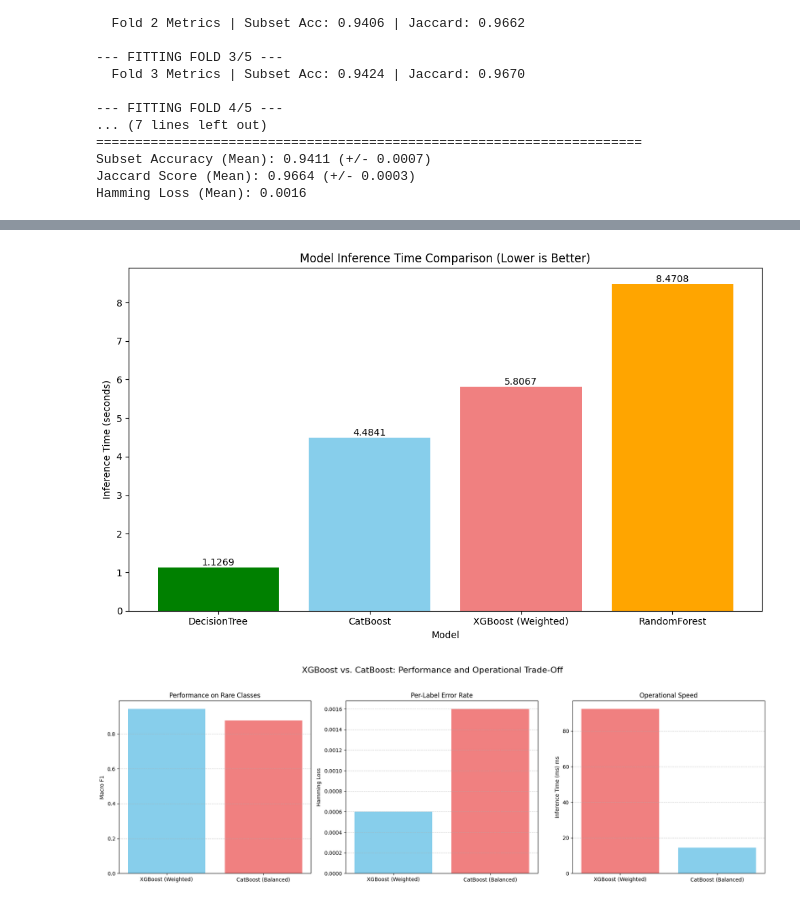
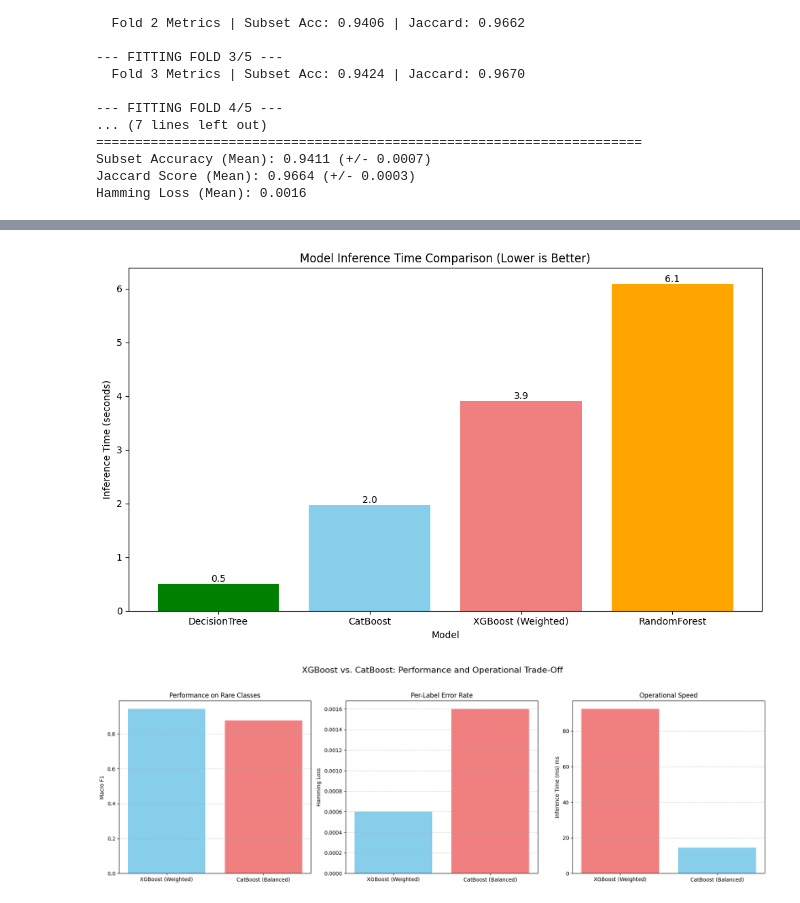
Before and after one commit to Nazihahaha/cic_iot, a Jupyter notebook: main10.ipynb, the cells around one changed output, grey strips where cells are left out. Drawn from its saved outputs; the diff is of its cells as text; code cells hidden in the pictures.

```diff
--- a/main10.ipynb
+++ b/main10.ipynb
@@ -941,37 +988,37 @@ import matplotlib.pyplot as plt
 # Data provided by the user (Model: Time in seconds)
 data = {
     'Model': ['RandomForest', 'CatBoost', 'DecisionTree', 'XGBoost (Weighted)'],
-    'Inference Time (s)': [8.4708, 4.4841, 1.1269, 5.8067]
+    'Inference Time (s)': [6.0798, 1.9748, 0.4971, 3.9089]
 }
 df = pd.DataFrame(data)
 
 # Sort the data for better visualization (fastest to slowest prediction time)
 df_sorted = df.sort_values(by='Inference Time (s)', ascending=True).reset_index(drop=True)
 
 plt.figure(figsize=(10, 6))
 
 # Plot the bar chart
 bars = plt.bar(df_sorted['Model'], df_sorted['Inference Time (s)'],
                color=['green', 'skyblue', 'lightcoral', 'orange'])
 
 plt.xlabel('Model')
 plt.ylabel('Inference Time (seconds)')
 plt.title('Model Inference Time Comparison (Lower is Better)')
 
 # --- REMOVED: plt.grid(axis='y', linestyle='--', alpha=0.7) ---
 
 # Add data labels on top of the bars
 for bar in bars:
     yval = bar.get_height()
-    plt.text(bar.get_x() + bar.get_width()/2.0, yval, f'{yval:.4f}', ha='center', va='bottom')
+    plt.text(bar.get_x() + bar.get_width()/2.0, yval, f'{yval:.1f}', ha='center', va='bottom')
 
 file_name = "inference_time_bar_chart.png"
 plt.savefig(file_name, dpi=300)
 
 plt.tight_layout()
 plt.show()
 # %% [output]
-[figure, old version]
+[figure, new version]
 # %%
 import pandas as pd
 import matplotlib.pyplot as plt
```
Also changed, not shown: parts of 12 cells of this notebook.
